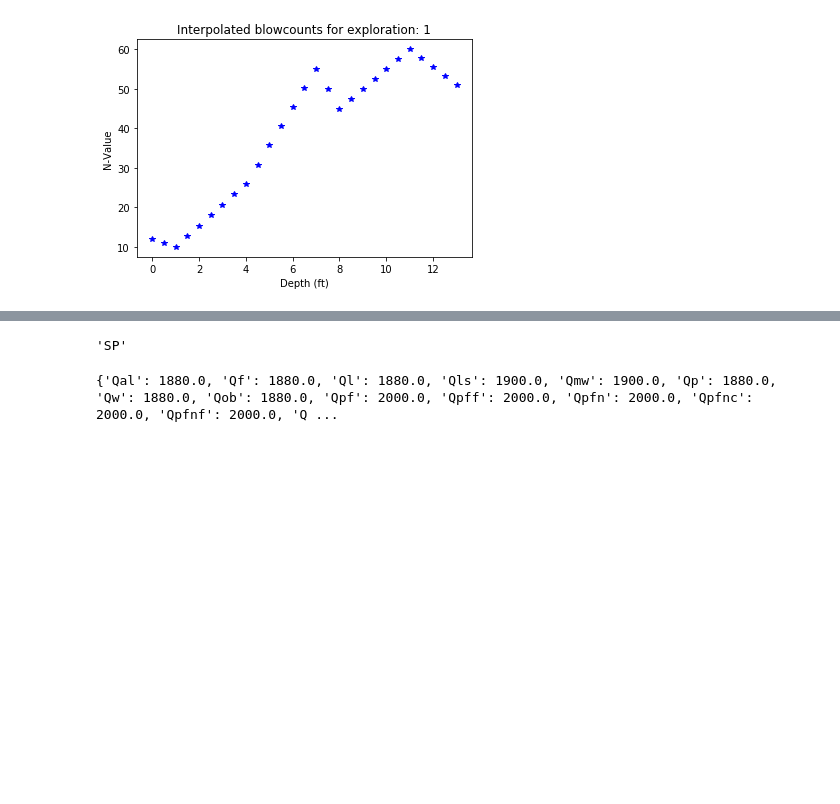
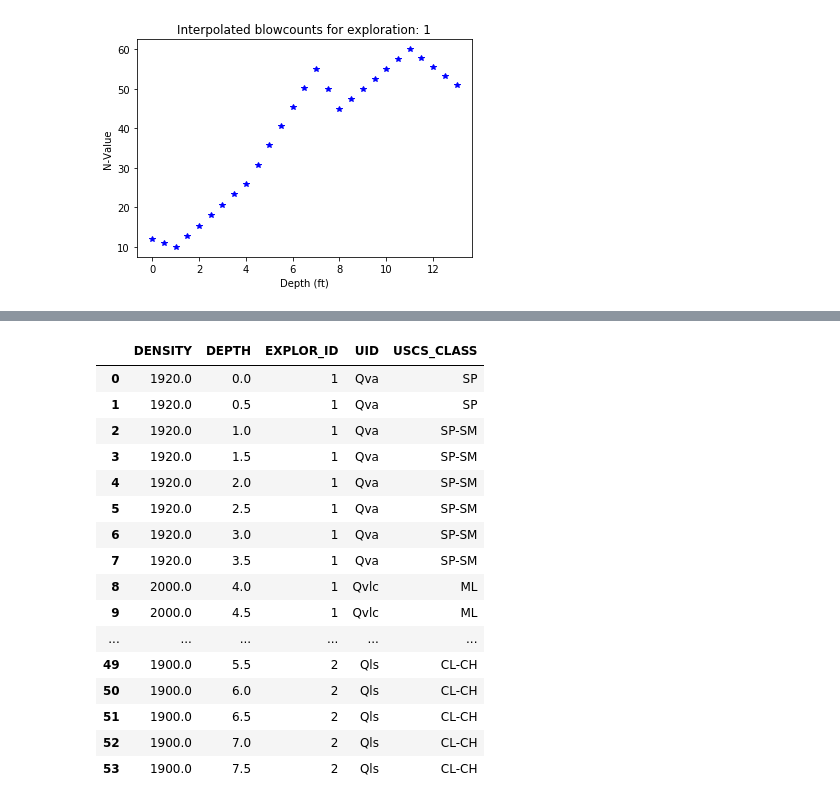
Before and after one commit to porte404/liquepy, a Jupyter notebook: build_table.ipynb, the cells around one changed output, grey strips where cells are left out. Drawn from its saved outputs; the diff is of its cells as text; code cells hidden in the pictures; blank space fills up the shorter version.

```diff
--- a/build_table.ipynb
+++ b/build_table.ipynb
@@ -165,0 +159,17 @@ ffg = slice_dice(ffg)
+# %%
+#Read csv and convert saturated unit density table to dictionary
+#Convert to float
+den_df = pd.read_csv('Sat_UnitDensity.csv', index_col='UID')
+#Returns 'Density'
+den_df_key = den_df.keys()[0]
+
+def build_density_dict(df, key):
+    key_names = df.keys()
+    df = df.to_dict()
+    df = df[key]
+    for value in df.keys():
+        df[value] = float(df[value])
+    return df
+
+den_dict = build_density_dict(den_df, den_df_key)
+print(den_dict)
@@ -165,0 +178,11 @@ ffg = slice_dice(ffg)
+# %%
+"""Uses density dictionary to match unit IDs (UID) to a density value and fills in the df column"""
+
+def fill_density(df, density_dict):
+    density_list = df['UID'].tolist()
+    den_col = [density_dict[x] for x in density_list]
+    df = df.assign(DENSITY=den_col)
+    return df
+
+layers = fill_density(df2, den_dict)
+print(layers)
@@ -166 +247,22 @@ ffg = slice_dice(ffg)
+# %%
+layer_df = interpolate_lyrs(layers)
+layer_df
+# %% [output]
+|  | DENSITY | DEPTH | EXPLOR_ID | UID | USCS_CLASS |
+| 0 | 1920.0 | 0.0 | 1 | Qva | SP |
+| 1 | 1920.0 | 0.5 | 1 | Qva | SP |
+| 2 | 1920.0 | 1.0 | 1 | Qva | SP-SM |
+| 3 | 1920.0 | 1.5 | 1 | Qva | SP-SM |
+| 4 | 1920.0 | 2.0 | 1 | Qva | SP-SM |
+| 5 | 1920.0 | 2.5 | 1 | Qva | SP-SM |
+| 6 | 1920.0 | 3.0 | 1 | Qva | SP-SM |
+| 7 | 1920.0 | 3.5 | 1 | Qva | SP-SM |
+| 8 | 2000.0 | 4.0 | 1 | Qvlc | ML |
+| 9 | 2000.0 | 4.5 | 1 | Qvlc | ML |
+| ... | ... | ... | ... | ... | ... |
+| 49 | 1900.0 | 5.5 | 2 | Qls | CL-CH |
+| 50 | 1900.0 | 6.0 | 2 | Qls | CL-CH |
+| 51 | 1900.0 | 6.5 | 2 | Qls | CL-CH |
+| 52 | 1900.0 | 7.0 | 2 | Qls | CL-CH |
+| 53 | 1900.0 | 7.5 | 2 | Qls | CL-CH |
 # %%
@@ -189,27 +303,3 @@ def five_tuple(somelist):
         list_5.append(itup[5])
     tuplist = list(zip(list_1, list_2, list_3, list_4, list_5))
     return tuplist
-# %%
-df2_slice = slice_dice(df2)
-lyr_iterdata = five_tuple(df2_slice)
-lyr_data = group_tuples(lyr_iterdata,0)
-# %% [output]
-'SP'
-# %%
-#Read csv and convert saturated unit density table to dictionary
-#Convert to float
-den_df = pd.read_csv('Sat_UnitDensity.csv', index_col='UID')
-den_df_key = den_df.keys()[0]
-
-def pd_to_dict(df, key):
-    key_names = df.keys()
-    df = df.to_dict()
-    df = df[key]
-    for value in df.keys():
-        df[value] = float(df[value])
-    return df
-
-den_dict = pd_to_dict(den_df, den_df_key)
-print(den_dict)
-# %% [output]
-{'Qal': 1880.0, 'Qf': 1880.0, 'Ql': 1880.0, 'Qls': 1900.0, 'Qmw': 1900.0, 'Qp': 1880.0, 'Qw': 1880.0, 'Qob': 1880.0, 'Qpf': 2000.0, 'Qpff': 2000.0, 'Qpfn': 2000.0, 'Qpfnc': 2000.0, 'Qpfnf': 2000.0, 'Q ...
```
Also changed, not shown: parts of 13 cells of this notebook, 1 other file.
